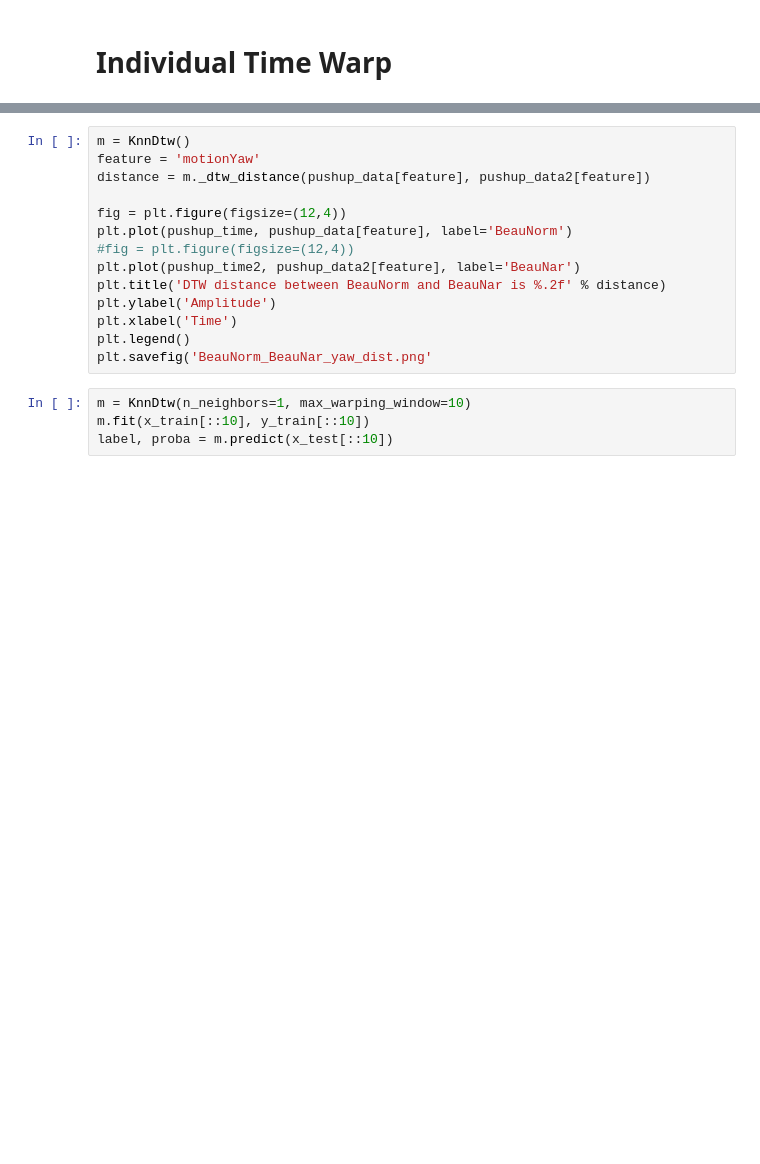
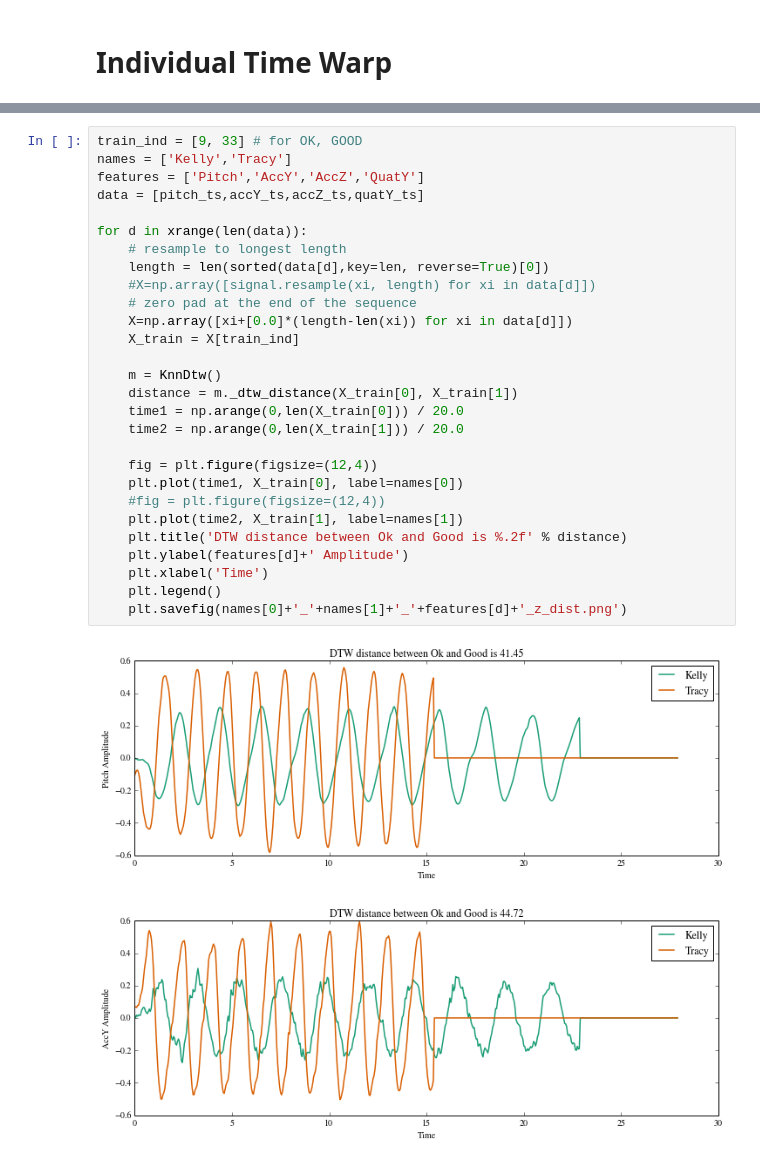
Before and after one commit to kellygwiseman/workout_buddy, a Jupyter notebook: notebooks/dtw_classification.ipynb, the cells around one changed output, grey strips where cells are left out. Cells and saved outputs as stored; diff of their text form; blank space fills up the shorter version.

```diff
--- a/notebooks/dtw_classification.ipynb
+++ b/notebooks/dtw_classification.ipynb
@@ -304,18 +411,31 @@ pushup_time2 -= min(pushup_time2) + 2
-# %%
-m = KnnDtw()
-feature = 'motionYaw'
-distance = m._dtw_distance(pushup_data[feature], pushup_data2[feature])
-
-fig = plt.figure(figsize=(12,4))
-plt.plot(pushup_time, pushup_data[feature], label='BeauNorm')
-#fig = plt.figure(figsize=(12,4))
-plt.plot(pushup_time2, pushup_data2[feature], label='BeauNar')
-plt.title('DTW distance between BeauNorm and BeauNar is %.2f' % distance)
-plt.ylabel('Amplitude')
-plt.xlabel('Time')
-plt.legend()
-plt.savefig('BeauNorm_BeauNar_yaw_dist.png'
-# %%
-m = KnnDtw(n_neighbors=1, max_warping_window=10)
-m.fit(x_train[::10], y_train[::10])
-label, proba = m.predict(x_test[::10])
+# %%
+train_ind = [9, 33] # for OK, GOOD
+names = ['Kelly','Tracy']
+features = ['Pitch','AccY','AccZ','QuatY']
+data = [pitch_ts,accY_ts,accZ_ts,quatY_ts]
+
+for d in xrange(len(data)):
+    # resample to longest length
+    length = len(sorted(data[d],key=len, reverse=True)[0])
+    #X=np.array([signal.resample(xi, length) for xi in data[d]])
+    # zero pad at the end of the sequence
+    X=np.array([xi+[0.0]*(length-len(xi)) for xi in data[d]])
+    X_train = X[train_ind]
+
+    m = KnnDtw()
+    distance = m._dtw_distance(X_train[0], X_train[1])
+    time1 = np.arange(0,len(X_train[0])) / 20.0
+    time2 = np.arange(0,len(X_train[1])) / 20.0
+
+    fig = plt.figure(figsize=(12,4))
+    plt.plot(time1, X_train[0], label=names[0])
+    #fig = plt.figure(figsize=(12,4))
+    plt.plot(time2, X_train[1], label=names[1])
+    plt.title('DTW distance between Ok and Good is %.2f' % distance)
+    plt.ylabel(features[d]+' Amplitude')
+    plt.xlabel('Time')
+    plt.legend()
+    plt.savefig(names[0]+'_'+names[1]+'_'+features[d]+'_z_dist.png')
+# %% [output]
+[figure, added]
+[figure, added]
```
Also changed, not shown: parts of 14 cells of this notebook, 3 other files.
